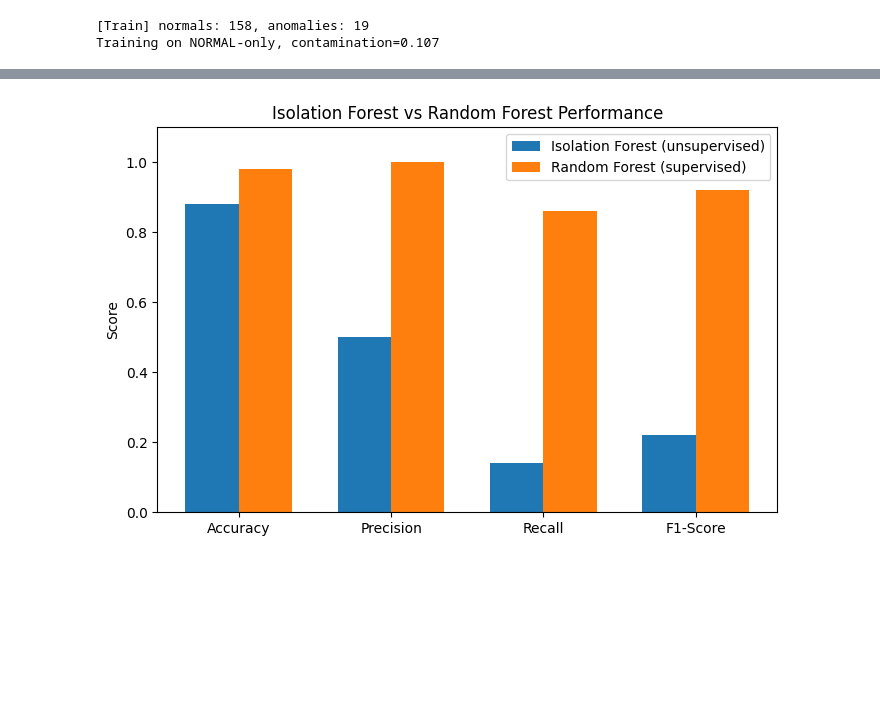
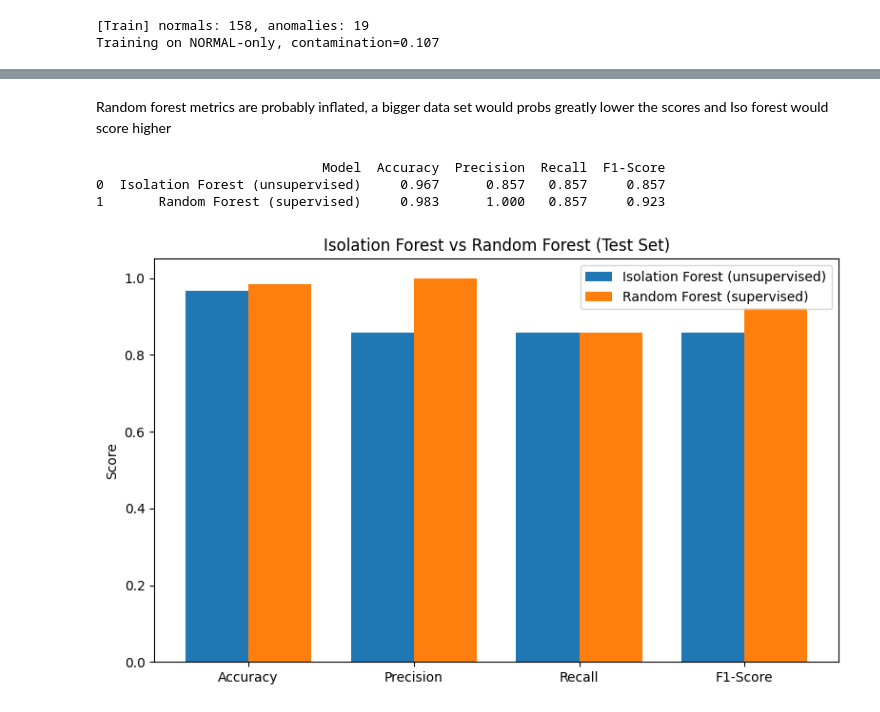
Before and after one commit to FlynnTownie/Anomaly-Annihilators-Capstone, a Jupyter notebook: IsolationForestCapstone.ipynb, the cells around one changed output, grey strips where cells are left out. Drawn from its saved outputs; the diff is of its cells as text; code cells hidden in the pictures; blank space fills up the shorter version.

```diff
--- a/IsolationForestCapstone.ipynb
+++ b/IsolationForestCapstone.ipynb
@@ -201,12 +251,11 @@ weighted avg     0.8503    0.8833    0.8536        60
 # %%
 from sklearn.ensemble import RandomForestClassifier
-rf = RandomForestClassifier(n_estimators=300, random_state=42, n_jobs=-1, class_weight="balanced")
-rf.fit(X_train_t, y_train)
-rf_pred = rf.predict(X_test_t)
 
-print("\n[RandomForest] Supervised baseline")
-print("Accuracy :", accuracy_score(y_test, rf_pred))
-print("Precision:", precision_score(y_test, rf_pred, zero_division=0))
-print("Recall   :", recall_score(y_test, rf_pred, zero_division=0))
-print("F1-score :", f1_score(y_test, rf_pred, zero_division=0))
-print("Confusion:\n", confusion_matrix(y_test, rf_pred))
+rf = RandomForestClassifier(
+    n_estimators=300,
+    random_state=rng,
+    n_jobs=-1,
+    class_weight="balanced"
+).fit(X_train_t, y_train)
+
+y_pred_rf = rf.predict(X_test_t)
@@ -252,23 +262,43 @@ df_results.to_csv("model_comparison.csv", index=False)
+# %% [markdown]
+Random forest metrics are probably inflated, a bigger data set would probs greatly lower the scores and Iso forest would score higher
 # %%
+import pandas as pd
 import matplotlib.pyplot as plt
+import numpy as np
 
-metrics = ["Accuracy", "Precision", "Recall", "F1-Score"]
+def evaluate_model(name, y_true, y_pred):
+    return {
+        "Model": name,
+        "Accuracy": accuracy_score(y_true, y_pred),
+        "Precision": precision_score(y_true, y_pred, zero_division=0),
+        "Recall": recall_score(y_true, y_pred, zero_division=0),
+        "F1-Score": f1_score(y_true, y_pred, zero_division=0)
+    }
 
-x = np.arange(len(metrics))
-width = 0.35
+df_results = pd.DataFrame([
+    evaluate_model("Isolation Forest (unsupervised)", y_test, y_pred_if),
+    evaluate_model("Random Forest (supervised)",    y_test, y_pred_rf)
+])
 
+
+print(df_results.round(3))
+
+# Bar chart
+metrics = ["Accuracy","Precision","Recall","F1-Score"]
+x = np.arange(len(metrics)); width = 0.38
 fig, ax = plt.subplots(figsize=(8,5))
+ax.bar(x - width/2, df_results.loc[0, metrics], width, label=df_results.loc[0, "Model"])
+ax.bar(x + width/2, df_results.loc[1, metrics], width, label=df_results.loc[1, "Model"])
+ax.set_ylabel("Score")
+ax.set_title("Isolation Forest vs Random Forest (Test Set)")
+ax.set_xticks(x); ax.set_xticklabels(metrics)
+ax.set_ylim(0, 1.05); ax.legend()
+plt.tight_layout()
 
-ax.bar(x - width/2, df_results.iloc[0,1:], width, label=df_results.iloc[0,0])  # Isolation Forest row
-ax.bar(x + width/2, df_results.iloc[1,1:], width, label=df_results.iloc[1,0])  # Random Forest row
-
-ax.set_ylabel("Score")
-ax.set_title("Isolation Forest vs Random Forest Performance")
-ax.set_xticks(x)
-ax.set_xticklabels(metrics)
-ax.set_ylim(0,1.1)
-ax.legend()
-
+plt.savefig("if_vs_rf.png", dpi=200)
 plt.show()
 # %% [output]
+                             Model  Accuracy  Precision  Recall  F1-Score
+0  Isolation Forest (unsupervised)     0.967      0.857   0.857     0.857
+1       Random Forest (supervised)     0.983      1.000   0.857     0.923
-[figure, old version]
+[figure, new version]
```
Also changed, not shown: parts of 5 cells of this notebook.
